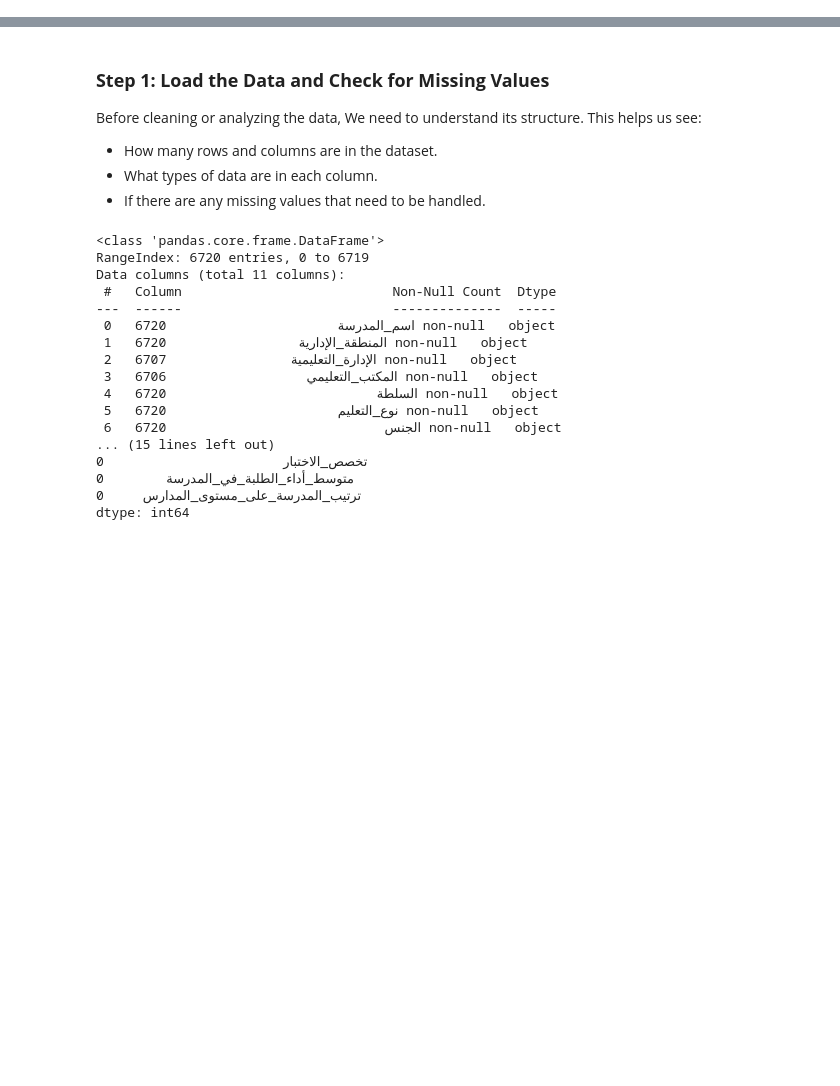
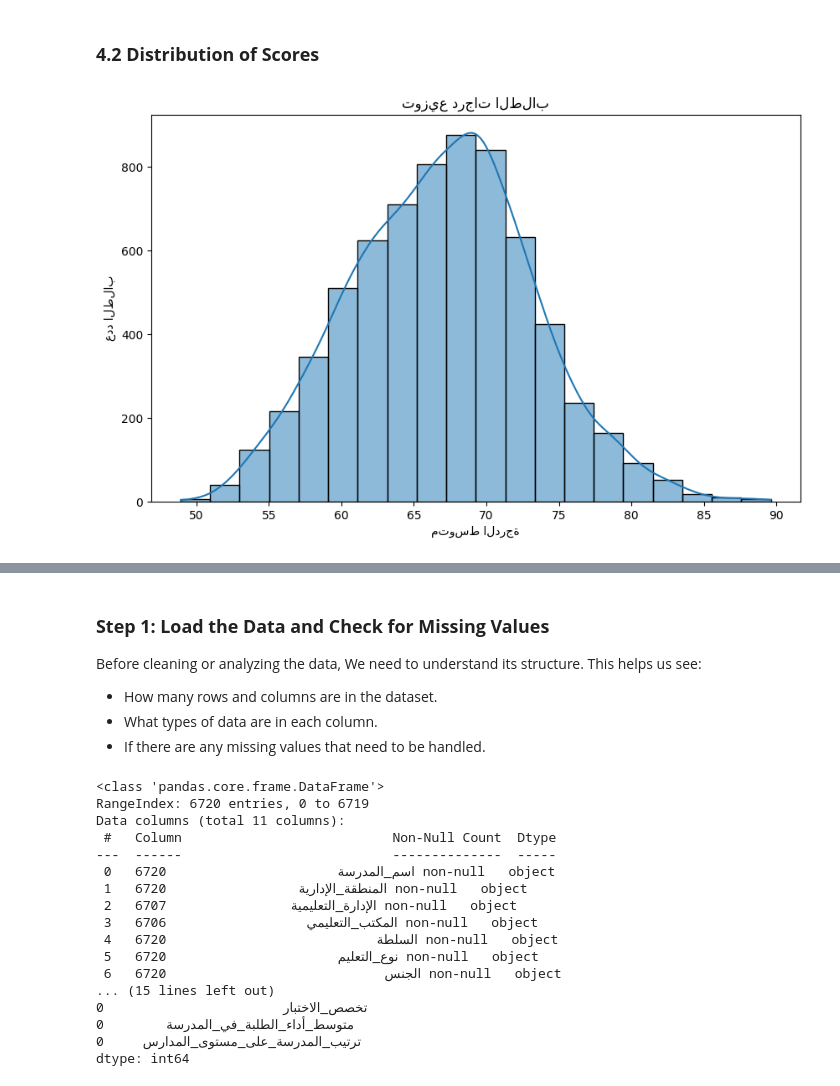
Before and after one commit to AnnoudM/SWE485-Project-Group17, a Jupyter notebook: Notebooks/Data_Preprocessing.ipynb, the cells around one changed output, grey strips where cells are left out. Cells and saved outputs as stored; diff of their text form; code cells hidden in the pictures; blank space fills up the shorter version.

Commit message:
Summary of the Dataset

```diff
--- a/Notebooks/Data_Preprocessing.ipynb
+++ b/Notebooks/Data_Preprocessing.ipynb
@@ -0,0 +7,9 @@
+# %%
+import pandas as pd
+
+# First we will download the dataset
+file_path = "../Dataset/Averages in in General Aptitude Tests aa.csv"
+df = pd.read_csv(file_path)
+
+# After downloading, we will now display some samples from the dataset
+df.sample(10)
@@ -0,0 +28,14 @@
+# %% [markdown]
+### **4.2 Distribution of Scores**
+# %%
+import matplotlib.pyplot as plt
+import seaborn as sns
+
+plt.figure(figsize=(10, 6))
+sns.histplot(df['متوسط_أداء_الطلبة_في_المدرسة'], bins=20, kde=True)
+plt.title('توزيع درجات الطلاب')
+plt.xlabel('متوسط الدرجة')
+plt.ylabel('عدد الطلاب')
+plt.show()
+# %% [output]
+[figure, added]
```
Also changed, not shown: parts of 19 cells of this notebook.
